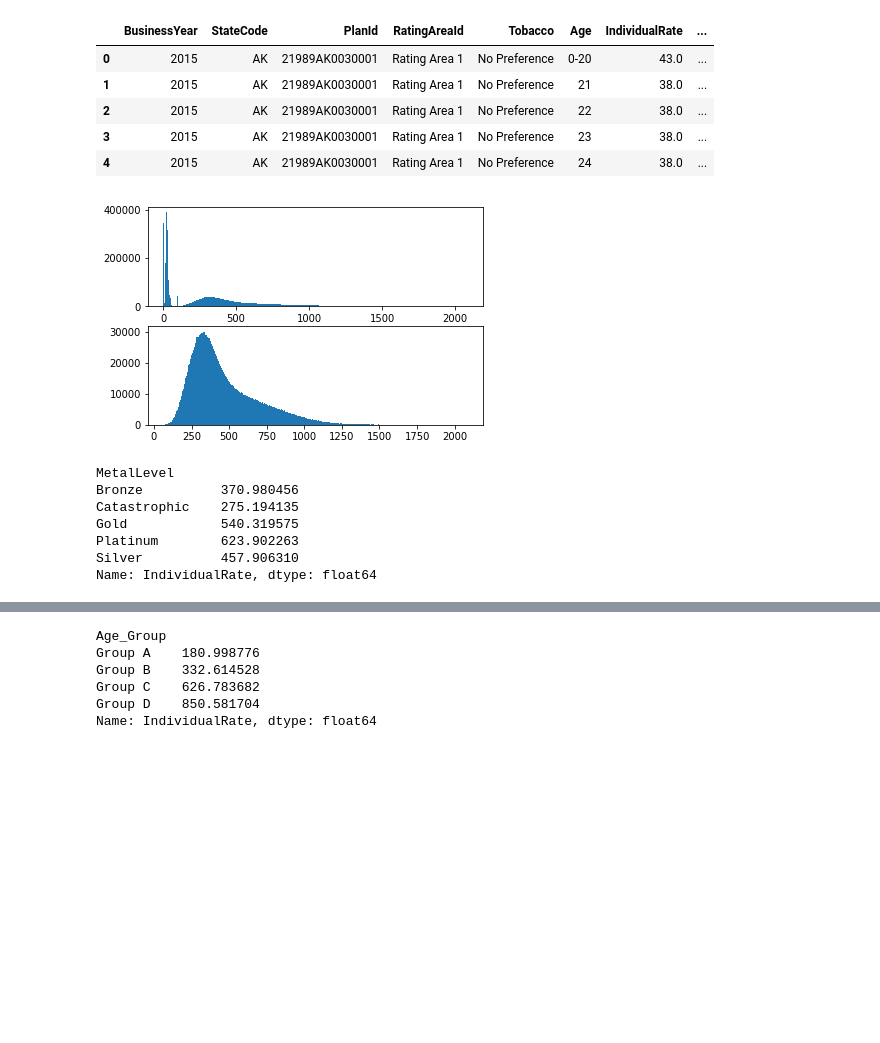
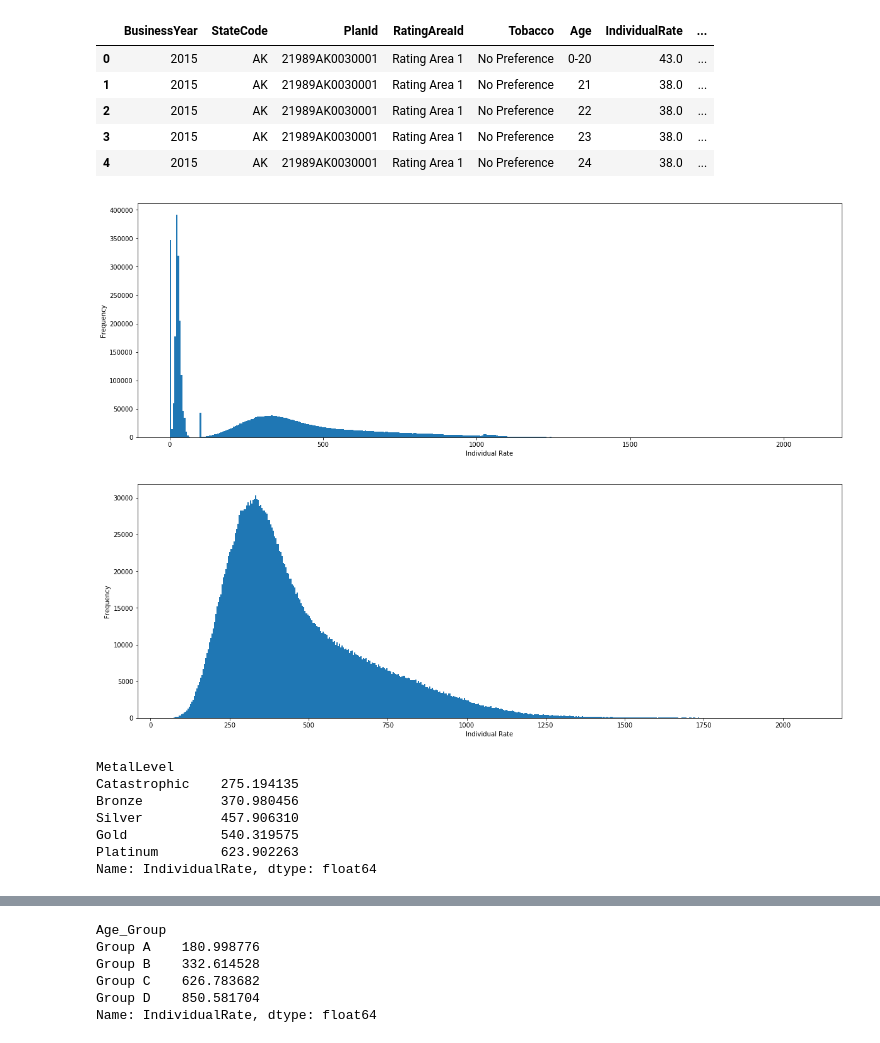
Before and after one commit to linmapitt/Springboard, a Jupyter notebook: CapStone_Project_1/Cap1_notebook.ipynb, the cells around one changed output, grey strips where cells are left out. Cells and saved outputs as stored; diff of their text form; code cells hidden in the pictures; blank space fills up the shorter version.

```diff
--- a/CapStone_Project_1/Cap1_notebook.ipynb
+++ b/CapStone_Project_1/Cap1_notebook.ipynb
@@ -249,28 +250,35 @@ display(df_final.head(5))
 # %%
 #Use Histgram to display frequency distribution of IndividualRate
 #Since we do not exclude "High" and "Low" dental care MetalLevel, the lower rate becomes noise in the first plot
 #If we exclude the dental care, we can see the medical care individualrate is slightly left skewed distributed.
 plt.subplot(2, 1, 1)
 plt.hist(x=df_final['IndividualRate'], bins='auto')
+plt.xlabel('Individual Rate')
+plt.ylabel('Frequency')
 
 df_final_medonly = df_final[(df_final.MetalLevel!='High') & (df_final.MetalLevel!='Low')] #remove Dental plans
 plt.subplot(2, 1, 2)
 plt.hist(x=df_final_medonly['IndividualRate'], bins='auto')
+plt.xlabel('Individual Rate')
+plt.ylabel('Frequency')
 plt.show()
 # %% [output]
-[figure, old version]
+[figure, new version]
 # %%
 #Print mean IndividualRate for each MetalLevel.
 #High and Low MetalLevel are for dental care, other MetalLevel are for medical care.
 #The mean IndividualRate increases in the order of Catastrophic, Bronze, Silver, Gold and Platium
-df_final_medonly.groupby('MetalLevel')['IndividualRate'].mean()
+#df_final_medonly.groupby('MetalLevel')['IndividualRate'].mean()
+grp1 = df_final_medonly.groupby('MetalLevel').mean()
+grp1 = grp1.sort_values('IndividualRate', ascending=True)
+print(grp1.IndividualRate)
 # %% [output]
 MetalLevel
+Catastrophic    275.194135
 Bronze          370.980456
-Catastrophic    275.194135
+Silver          457.906310
 Gold            540.319575
 Platinum        623.902263
-Silver          457.906310
 Name: IndividualRate, dtype: float64
 # %%
 #Draw the BoxPlot for IndividualRate grouped by MetalLevel
```
Also changed, not shown: parts of 7 cells of this notebook.
